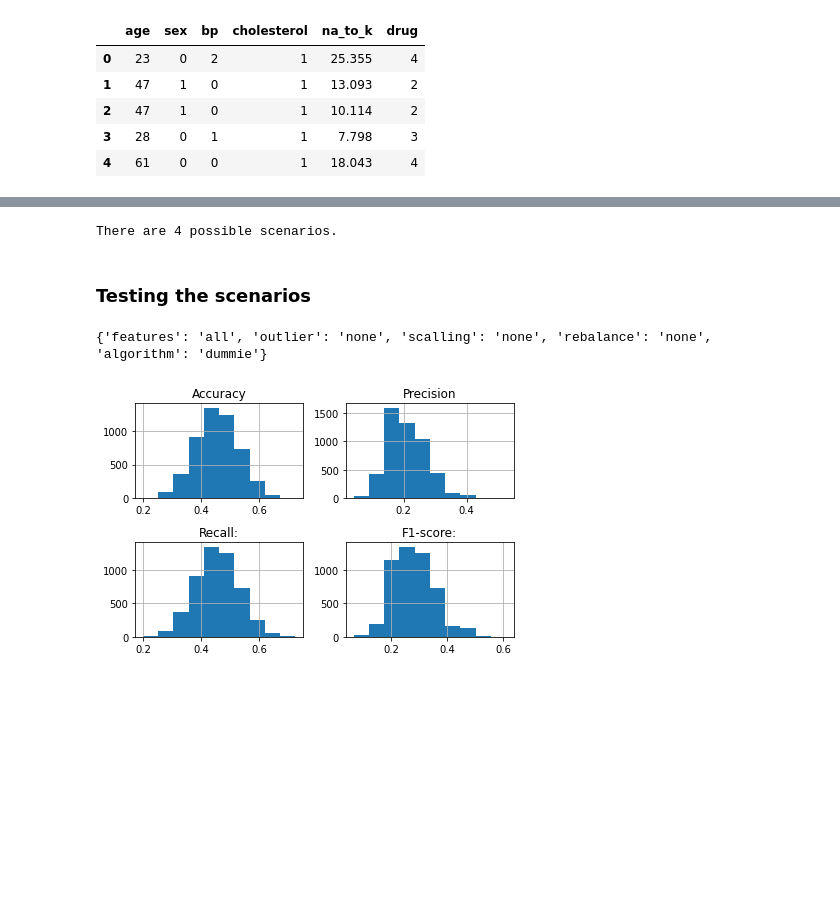
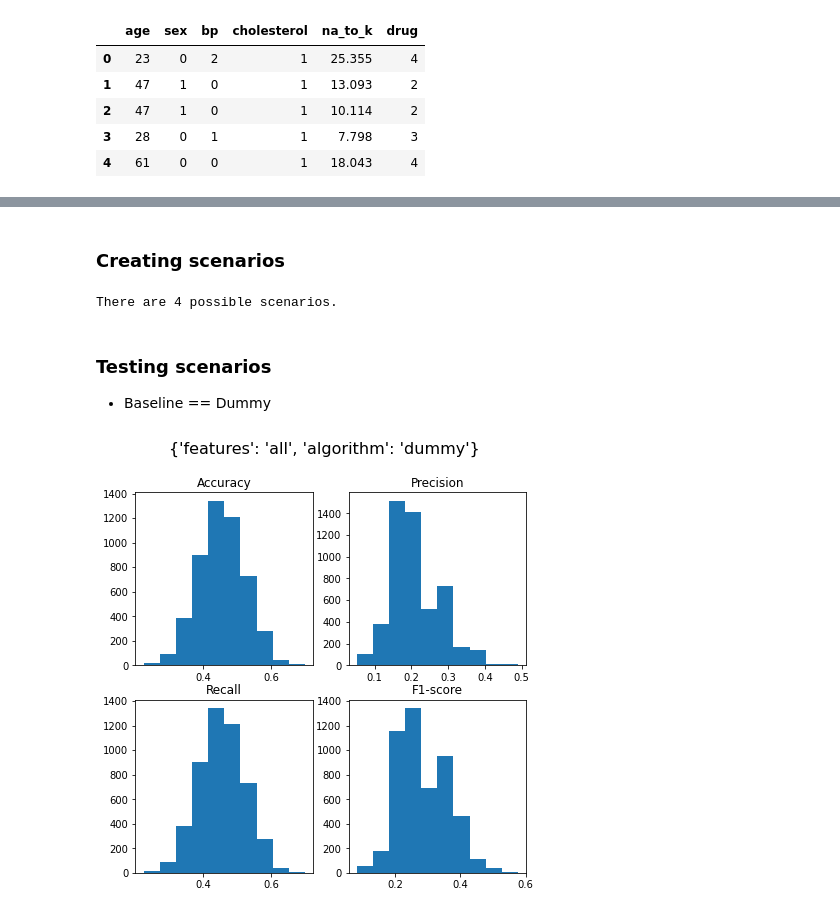
Before and after one commit to leticiaplang/drug_classification, a Jupyter notebook: drug_classification.ipynb, the cells around one changed output, grey strips where cells are left out. Cells and saved outputs as stored; diff of their text form; code cells hidden in the pictures; blank space fills up the shorter version.

```diff
--- a/drug_classification.ipynb
+++ b/drug_classification.ipynb
@@ -59,3 +97,0 @@ Mounted at /content/drive
-# %%
-# Creating the dataframe
-df = pd.read_csv('drive/MyDrive/a/drug200.csv', sep = ',')
@@ -453,4 +458,35 @@ def run_model(df, scenario, target):
   return results
+# %%
+## Creating funtion to histogram of metrics
+
+def hist_model(scen):
+  '''
+  Funtion to return a histogram of model''s metrics:
+  Accuracy, Precision, Recall, F1-score.
+  Scen is the model's result transformed into dataframe.
+  '''
+  # Ploting a histogram to analyse the medium value
+  n_rows = 2
+  n_cols = 2
+
+  # Creating the figure
+  fig, axs = plt.subplots(nrows=n_rows, ncols=n_cols)
+  fig.set_size_inches(7, 7)
+  fig.suptitle(scenario, fontsize=16)
+
+  ## Creating histograms
+  axs[0,0].hist(scen['Accuracy'])
+  axs[0,0].set_title('Accuracy')
+  axs[0,1].hist(scen['Precision'])
+  axs[0,1].set_title('Precision')
+  axs[1,0].hist(scen['Recall'])
+  axs[1,0].set_title('Recall')
+  axs[1,1].hist(scen['F1-score'])
+  axs[1,1].set_title('F1-score')
+
+  plt.show()
+# %% [markdown]
+### Creating scenarios
 # %%
 # Defining variables
 features = ['all']
@@ -464,18 +500,20 @@ create_scenarios(features, scalling, outlier, rebalance, algorithm)
 # %% [output]
 There are 4 possible scenarios.
 # %% [markdown]
-### Testing the scenarios
+### Testing scenarios
+
+* Baseline == Dummy
 # %%
-# Scenario // BASELINE
+# SCENARIO 01
+
+## Runnig the model
 scenario = scenarios[0]
-print(scenario)
-# Runnig the model
 warnings.filterwarnings("ignore")
 scen_0 = pd.DataFrame(run_model(df, scenario, target))
-# Ploting a histogram to analyse the medium value
-scen_0.hist()
-plt.tight_layout()
+
+## Calling hist_model
+scen = scen_0
+hist_model(scen)
 # %% [output]
-{'features': 'all', 'outlier': 'none', 'scalling': 'none', 'rebalance': 'none', 'algorithm': 'dummie'}
-[figure, old version]
+[figure, new version]
 # %%
```
Also changed, not shown: parts of 44 cells of this notebook.
